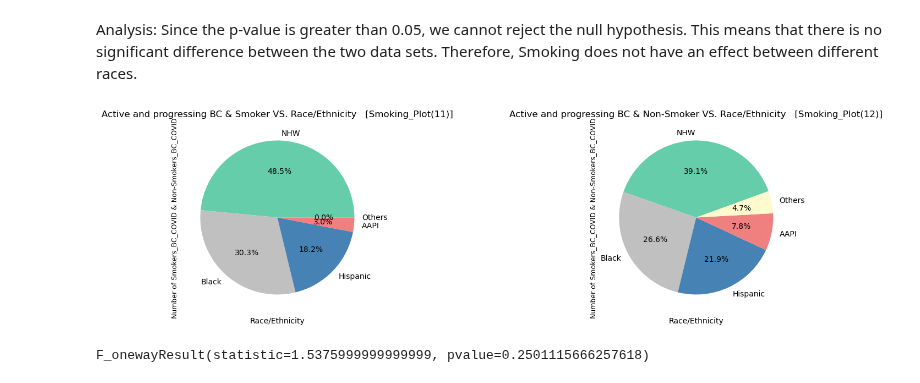
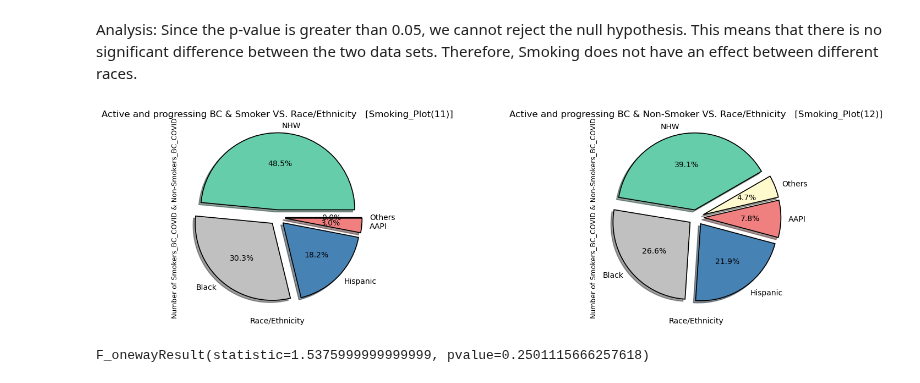
Before and after one commit to HSaleem352/Bootcamp-Project1, a Jupyter notebook: data_cleaning_MB.ipynb, the cells around one changed output. Drawn from its saved outputs; the diff is of its cells as text; code cells hidden in the pictures.

```diff
--- a/data_cleaning_MB.ipynb
+++ b/data_cleaning_MB.ipynb
@@ -349,7 +350,8 @@ Smoker_NonSmoker_Covid_DF
 | Severe | 21 | 31 |
 # %%
 # Plotting
-Smoker_NonSmoker_Covid_plot = Smoker_NonSmoker_Covid_DF.plot.bar(rot=0)
+plt.style.use('seaborn-v0_8-pastel')
+Smoker_NonSmoker_Covid_plot = Smoker_NonSmoker_Covid_DF.plot.bar(rot=0, edgecolor = "black")
 plt.title("Smoker & COVID VS. Non-Smoker & COVID    [Smoking_Plot(3)]")
 plt.xlabel("Covid_Status")
 plt.ylabel("Number of Smokers_COVID & Non-Smokers_COVID")
@@ -989,38 +993,29 @@ except:
 [25, 17]
 # %%
 # Individuals who are non-smokers, their cancer status is Active and progressing, and are Hispanic
-try:
-    NonSmoker_A_Prog_H = Cancer_Covid_Race_Smoking_df.loc[(Cancer_Covid_Race_Smoking_df["der_smoking2"] == "Never") & (Cancer_Covid_Race_Smoking_df["der_cancer_status_v4"] == "Active and progressing")
+NonSmoker_A_Prog_H = Cancer_Covid_Race_Smoking_df.loc[(Cancer_Covid_Race_Smoking_df["der_smoking2"] == "Never") & (Cancer_Covid_Race_Smoking_df["der_cancer_status_v4"] == "Active and progressing")
                                                           & (Cancer_Covid_Race_Smoking_df["der_race_v2"] == "Hispanic")]
-    NonSmoker_A_Prog_H_Count = len(NonSmoker_A_Prog_H)
-    NonSmoker_A_Prog_Count.append(NonSmoker_A_Prog_H_Count)
-    print(NonSmoker_A_Prog_Count)
-except:
-    print("No Result was found")
+NonSmoker_A_Prog_H_Count = len(NonSmoker_A_Prog_H)
+NonSmoker_A_Prog_Count.append(NonSmoker_A_Prog_H_Count)
+print(NonSmoker_A_Prog_Count)
 # %% [output]
 [25, 17, 14]
 # %%
 # Individuals who are non-smokers, their cancer status is Active and progressing, and are Non-Hispanic AAPI
-try:
-    NonSmoker_A_Prog_AAPI = Cancer_Covid_Race_Smoking_df.loc[(Cancer_Covid_Race_Smoking_df["der_smoking2"] == "Never") & (Cancer_Covid_Race_Smoking_df["der_cancer_status_v4"] == "Active and progressing")
+NonSmoker_A_Prog_AAPI = Cancer_Covid_Race_Smoking_df.loc[(Cancer_Covid_Race_Smoking_df["der_smoking2"] == "Never") & (Cancer_Covid_Race_Smoking_df["der_cancer_status_v4"] == "Active and progressing")
                                                           & (Cancer_Covid_Race_Smoking_df["der_race_v2"] == "Non-Hispanic AAPI")]
-    NonSmoker_A_Prog_AAPI_Count = len(NonSmoker_A_Prog_AAPI)
-    NonSmoker_A_Prog_Count.append(NonSmoker_A_Prog_AAPI_Count)
-    print(NonSmoker_A_Prog_Count)
-except:
-    print("No Result was found")
+NonSmoker_A_Prog_AAPI_Count = len(NonSmoker_A_Prog_AAPI)
+NonSmoker_A_Prog_Count.append(NonSmoker_A_Prog_AAPI_Count)
+print(NonSmoker_A_Prog_Count)
 # %% [output]
 [25, 17, 14, 5]
 # %%
 # Individuals who are non-smokers, their cancer status is Active and progressing, and their race is Other
-try:
-    NonSmoker_A_Prog_O = Cancer_Covid_Race_Smoking_df.loc[(Cancer_Covid_Race_Smoking_df["der_smoking2"] == "Never") & (Cancer_Covid_Race_Smoking_df["der_cancer_status_v4"] == "Active and progressing")
+NonSmoker_A_Prog_O = Cancer_Covid_Race_Smoking_df.loc[(Cancer_Covid_Race_Smoking_df["der_smoking2"] == "Never") & (Cancer_Covid_Race_Smoking_df["der_cancer_status_v4"] == "Active and progressing")
                                                           & (Cancer_Covid_Race_Smoking_df["der_race_v2"] == "Other")]
-    NonSmoker_A_Prog_O_Count = len(NonSmoker_A_Prog_O)
-    NonSmoker_A_Prog_Count.append(NonSmoker_A_Prog_O_Count)
-    print(NonSmoker_A_Prog_Count)
-except:
-    print("No Result was found")
+NonSmoker_A_Prog_O_Count = len(NonSmoker_A_Prog_O)
+NonSmoker_A_Prog_Count.append(NonSmoker_A_Prog_O_Count)
+print(NonSmoker_A_Prog_Count)
 # %% [output]
 [25, 17, 14, 5, 3]
 # %%
@@ -1159,26 +1158,28 @@ Analysis: Since the p-value is greater than 0.05, we cannot reject the null hypo
 # %%
 # Plotting
 
 # Active and progressing BC
 colors = ["mediumaquamarine", "silver", "steelblue", "lightcoral", "lemonchiffon"]
+explode = (0.1,0.1,0.1,0.1,0.1)
+wp = {"linewidth" : 1.25, "edgecolor" : "Black"}
 
 fig = plt.figure(figsize=(18,10))
 #first row, first column
 ax1 = plt.subplot2grid((2,2),(0,0))
-plt.pie(A_Prog_BC_Smoker_NonSmoker_DF["Smoker_A_Prog_Count"],colors=colors,labels = Race_Ethnicity, autopct = "%1.1f%%")
+plt.pie(A_Prog_BC_Smoker_NonSmoker_DF["Smoker_A_Prog_Count"],colors=colors,labels = Race_Ethnicity, autopct = "%1.1f%%", explode = explode, wedgeprops = wp, shadow = True)
 plt.title("Active and progressing BC & Smoker VS. Race/Ethnicity   [Smoking_Plot(11)]")
 plt.ylabel("Number of Smokers_BC_COVID & Non-Smokers_BC_COVID", fontsize=9)
 plt.xlabel("Race/Ethnicity")
 
 #first row sec column
 ax1 = plt.subplot2grid((2,2), (0, 1))
-plt.pie(A_Prog_BC_Smoker_NonSmoker_DF["NonSmoker_A_Prog_Count"],colors=colors, labels = Race_Ethnicity, autopct = "%1.1f%%", startangle=20)
+plt.pie(A_Prog_BC_Smoker_NonSmoker_DF["NonSmoker_A_Prog_Count"],colors=colors, labels = Race_Ethnicity, autopct = "%1.1f%%", startangle=30, explode = explode, wedgeprops = wp, shadow = True)
 plt.title("Active and progressing BC & Non-Smoker VS. Race/Ethnicity   [Smoking_Plot(12)]")
 plt.ylabel("Number of Smokers_BC_COVID & Non-Smokers_BC_COVID", fontsize=9)
 plt.xlabel("Race/Ethnicity")
 plt.savefig("Smoking_Output_Data/SmokingQ_Plot(11_12).png")
 # %% [output]
-[figure, old version]
+[figure, new version]
 # %%
 # Hypothesis Testing
 
```
Also changed, not shown: parts of 6 cells of this notebook, 8 other files.
